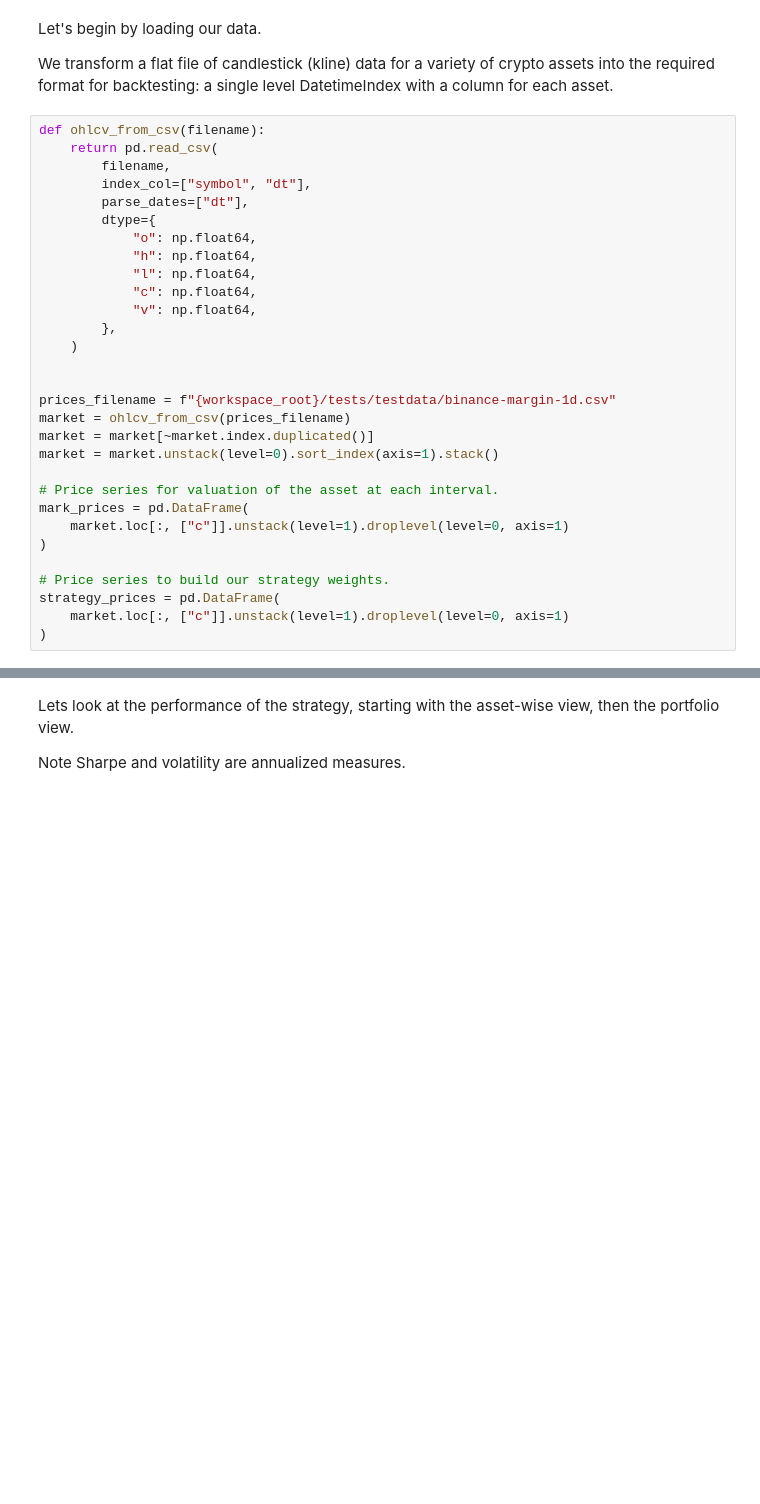
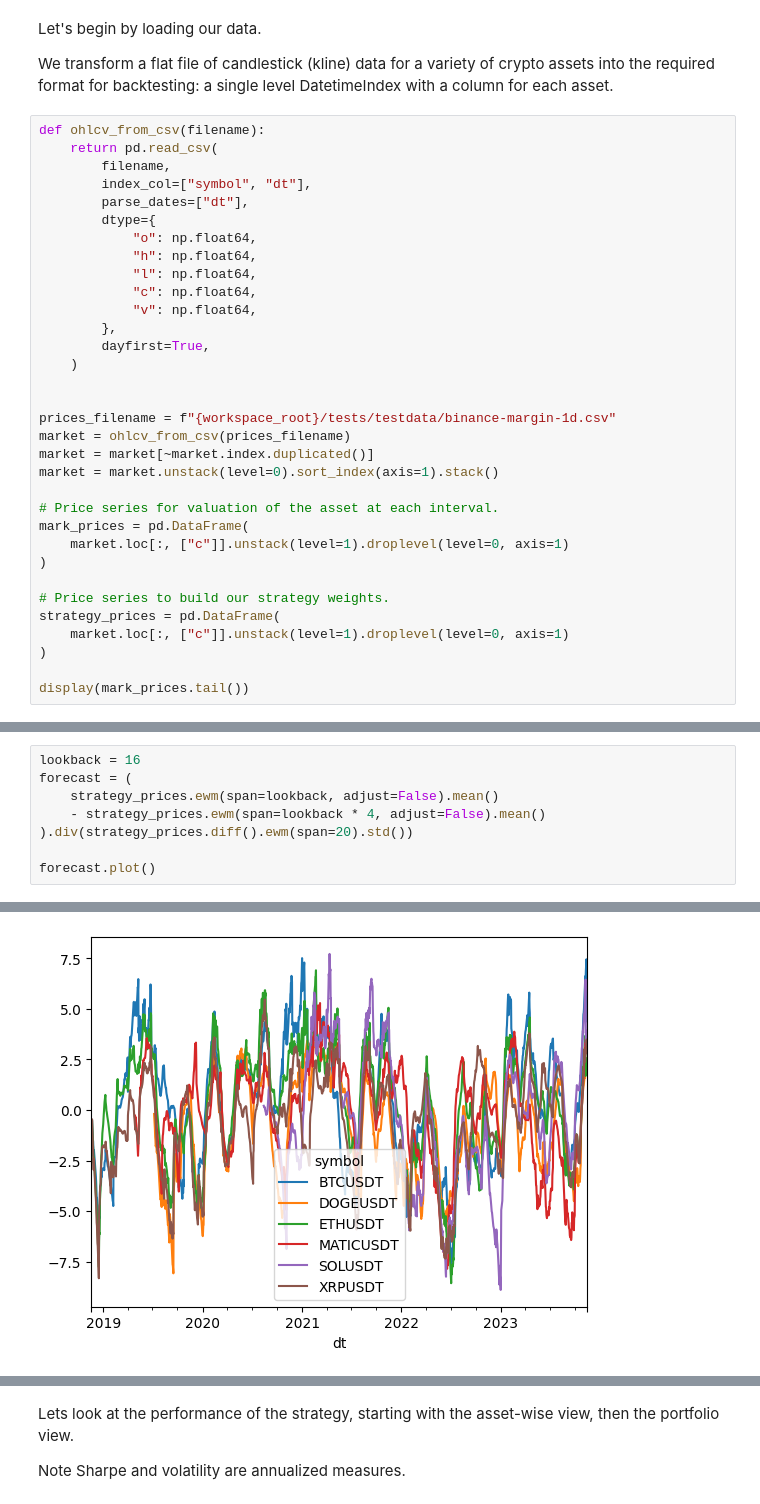
Before and after one commit to thecolngroup/alphavec, a Jupyter notebook: example.ipynb, the cells around one changed output, grey strips where cells are left out. Drawn from its saved outputs; the diff is of its cells as text; blank space fills up the shorter version.

```diff
--- a/example.ipynb
+++ b/example.ipynb
@@ -30,6 +33,7 @@ def ohlcv_from_csv(filename):
             "c": np.float64,
             "v": np.float64,
         },
+        dayfirst=True,
     )
 
 
@@ -47,3 +51,5 @@ mark_prices = pd.DataFrame(
 strategy_prices = pd.DataFrame(
     market.loc[:, ["c"]].unstack(level=1).droplevel(level=0, axis=1)
 )
+
+display(mark_prices.tail())
@@ -59,0 +66,9 @@ forecast = (
+# %%
+lookback = 16
+forecast = (
+    strategy_prices.ewm(span=lookback, adjust=False).mean()
+    - strategy_prices.ewm(span=lookback * 4, adjust=False).mean()
+).div(strategy_prices.diff().ewm(span=20).std())
+
+forecast.plot()
+# %% [output]
@@ -60 +76,2 @@ forecast = (
+[figure, added]
 # %% [markdown]
```
Also changed, not shown: parts of 18 cells of this notebook, 1 other file.
